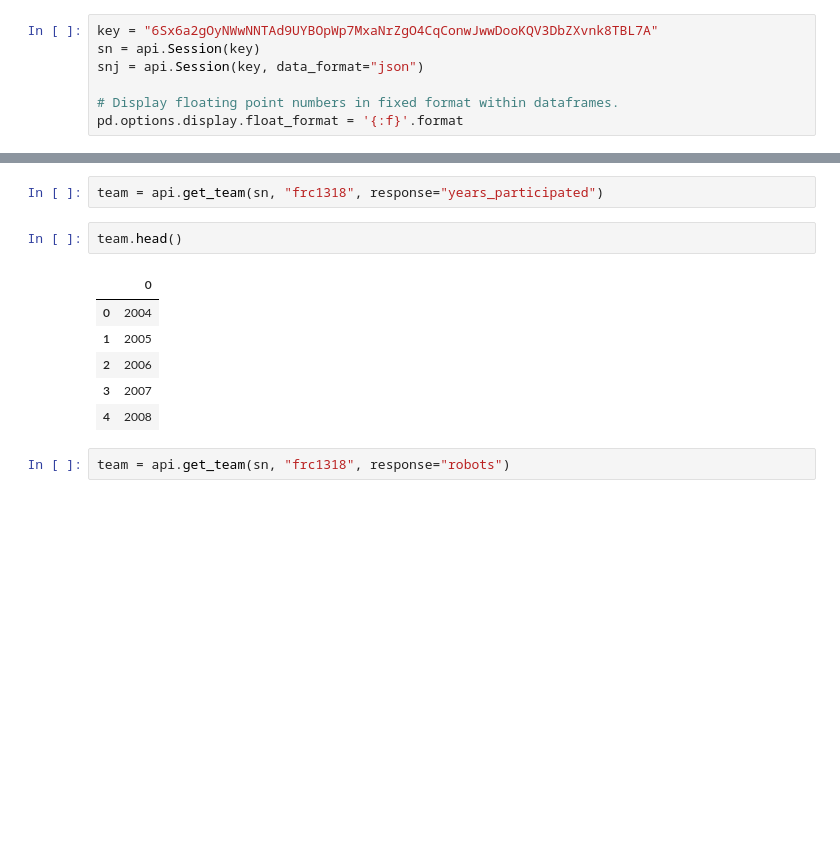
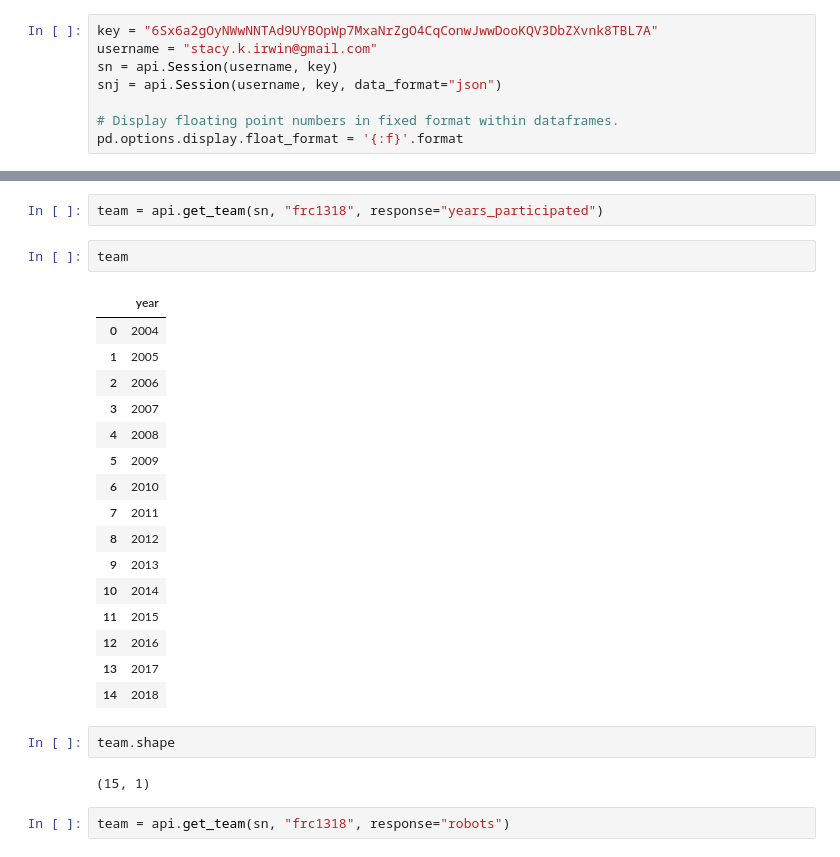
Before and after one commit to irwinsnet-old/tbap, a Jupyter notebook: TBA03 Team Data.ipynb, the cells around one changed output, grey strips where cells are left out. Drawn from its saved outputs; the diff is of its cells as text; blank space fills up the shorter version.

```diff
--- a/TBA Team Data.ipynb
+++ b/TBA03 Team Data.ipynb
@@ -16,8 +16,9 @@ import tbap.server as server
 ### Create Session
 # %%
 key = "6Sx6a2gOyNWwNNTAd9UYBOpWp7MxaNrZgO4CqConwJwwDooKQV3DbZXvnk8TBL7A"
-sn = api.Session(key)
-snj = api.Session(key, data_format="json")
+username = "stacy.k.irwin@gmail.com"
+sn = api.Session(username, key)
+snj = api.Session(username, key, data_format="json")
 
 # Display floating point numbers in fixed format within dataframes.
 pd.options.display.float_format = '{:f}'.format
@@ -201,14 +222,28 @@ team
 # %%
 team = api.get_team(sn, "frc1318", response="years_participated")
 # %%
-team.head()
+team
 # %% [output]
-|  | 0 |
+|  | year |
 | 0 | 2004 |
 | 1 | 2005 |
 | 2 | 2006 |
 | 3 | 2007 |
 | 4 | 2008 |
+| 5 | 2009 |
+| 6 | 2010 |
+| 7 | 2011 |
+| 8 | 2012 |
+| 9 | 2013 |
+| 10 | 2014 |
+| 11 | 2015 |
+| 12 | 2016 |
+| 13 | 2017 |
+| 14 | 2018 |
+# %%
+team.shape
+# %% [output]
+(15, 1)
 # %%
 team = api.get_team(sn, "frc1318", response="robots")
 # %%
```
Also changed, not shown: parts of 4 cells of this notebook, 12 other files.
